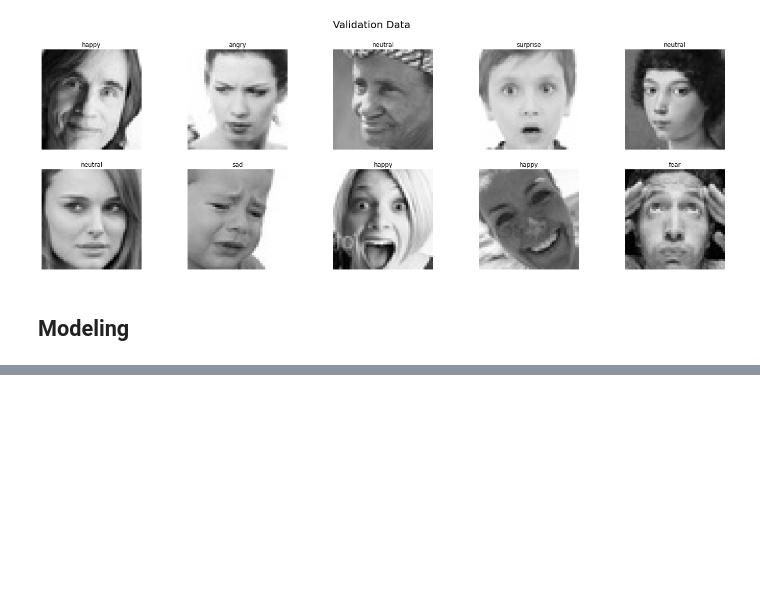
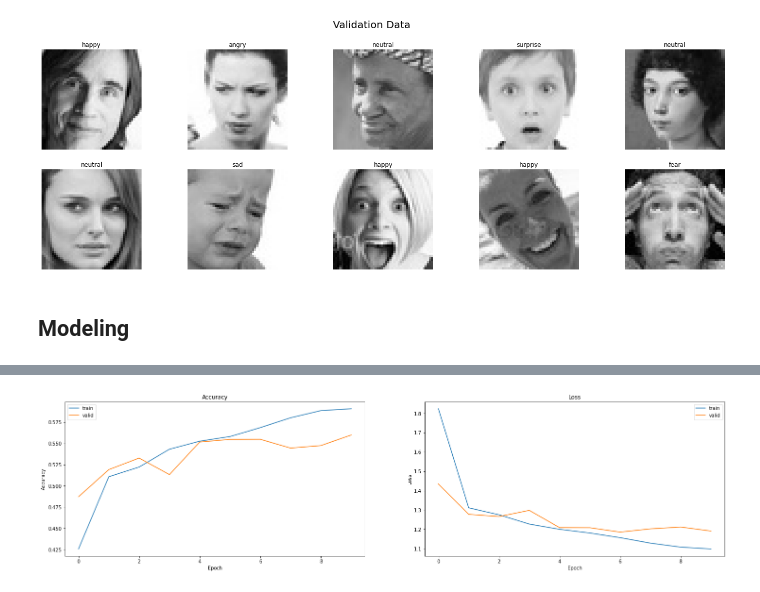
Before and after one commit to Penzragon/Plant-Diseases-Detection, a Jupyter notebook: emotion2_script.ipynb, the cells around one changed output, grey strips where cells are left out. Drawn from its saved outputs; the diff is of its cells as text; code cells hidden in the pictures; blank space fills up the shorter version.

```diff
--- a/emotion2_script.ipynb
+++ b/emotion2_script.ipynb
@@ -82,0 +95,21 @@ Epoch 6/10
+# %%
+metrics = pd.DataFrame(history.history)
+
+plt.figure(figsize=(25, 6))
+plt.subplot(1, 2, 1)
+plt.plot(metrics['accuracy'])
+plt.plot(metrics['val_accuracy'])
+plt.title('Accuracy')
+plt.xlabel('Epoch')
+plt.ylabel('Accuracy')
+plt.legend(['train', 'valid'])
+plt.subplot(1, 2, 2)
+plt.plot(metrics['loss'])
+plt.plot(metrics['val_loss'])
+plt.title('Loss')
+plt.xlabel('Epoch')
+plt.ylabel('Loss')
+plt.legend(['train', 'valid'])
+plt.show()
+# %% [output]
+[figure, added]
```
Also changed, not shown: parts of 2 cells of this notebook.
